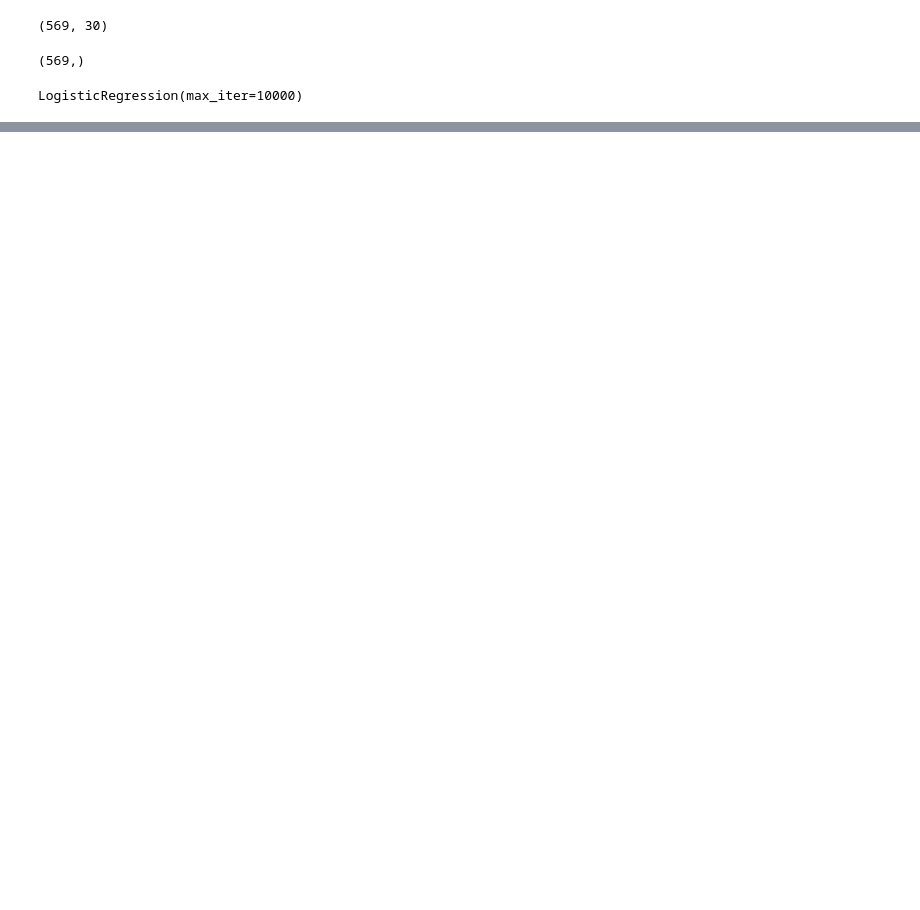
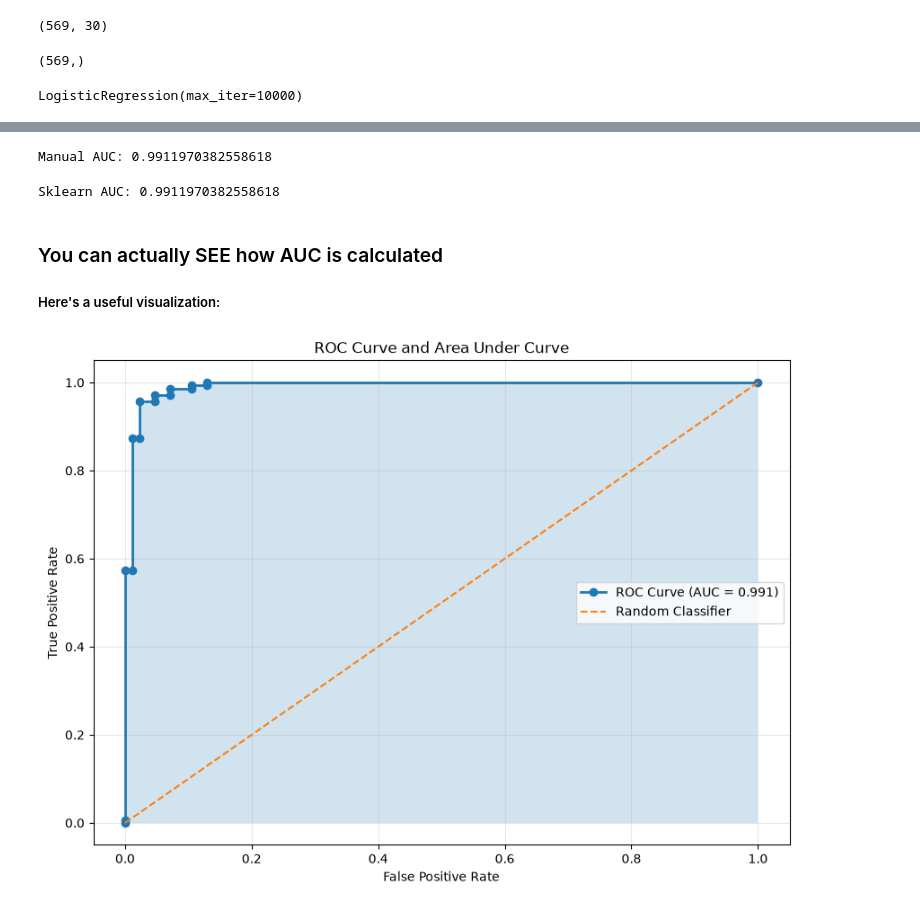
Before and after one commit to kashu9313161/machine_learning, a Jupyter notebook: notebooks/ROC-AUC/Untitled.ipynb, the cells around one changed output, grey strips where cells are left out. Cells and saved outputs as stored; diff of their text form; code cells hidden in the pictures; blank space fills up the shorter version.

```diff
--- a/notebooks/ROC-AUC/Untitled.ipynb
+++ b/notebooks/ROC-AUC/Untitled.ipynb
@@ -81,0 +129,50 @@ plt.show()
+# %%
+manual_auc = np.trapezoid(tpr, fpr)
+
+print("Manual AUC:", manual_auc)
+# %% [output]
+Manual AUC: 0.9911970382558618
+# %%
+sklearn_auc = roc_auc_score(y_test, y_prob)
+
+print("Sklearn AUC:", sklearn_auc)
+# %% [output]
+Sklearn AUC: 0.9911970382558618
+# %% [markdown]
+### You can actually SEE how AUC is calculated
+
+##### Here's a useful visualization:
+# %%
+plt.figure(figsize=(10, 7))
+
+plt.plot(
+    fpr,
+    tpr,
+    marker='o',
+    linewidth=2,
+    label=f"ROC Curve (AUC = {manual_auc:.3f})"
+)
+
+plt.fill_between(
+    fpr,
+    tpr,
+    alpha=0.2
+)
+
+plt.plot(
+    [0, 1],
+    [0, 1],
+    linestyle='--',
+    label='Random Classifier'
+)
+
+plt.xlabel("False Positive Rate")
+plt.ylabel("True Positive Rate")
+plt.title("ROC Curve and Area Under Curve")
+
+plt.legend()
+plt.grid(alpha=0.3)
+
+plt.show()
+# %% [output]
+[figure, added]
```
Also changed, not shown: parts of 8 cells of this notebook.
